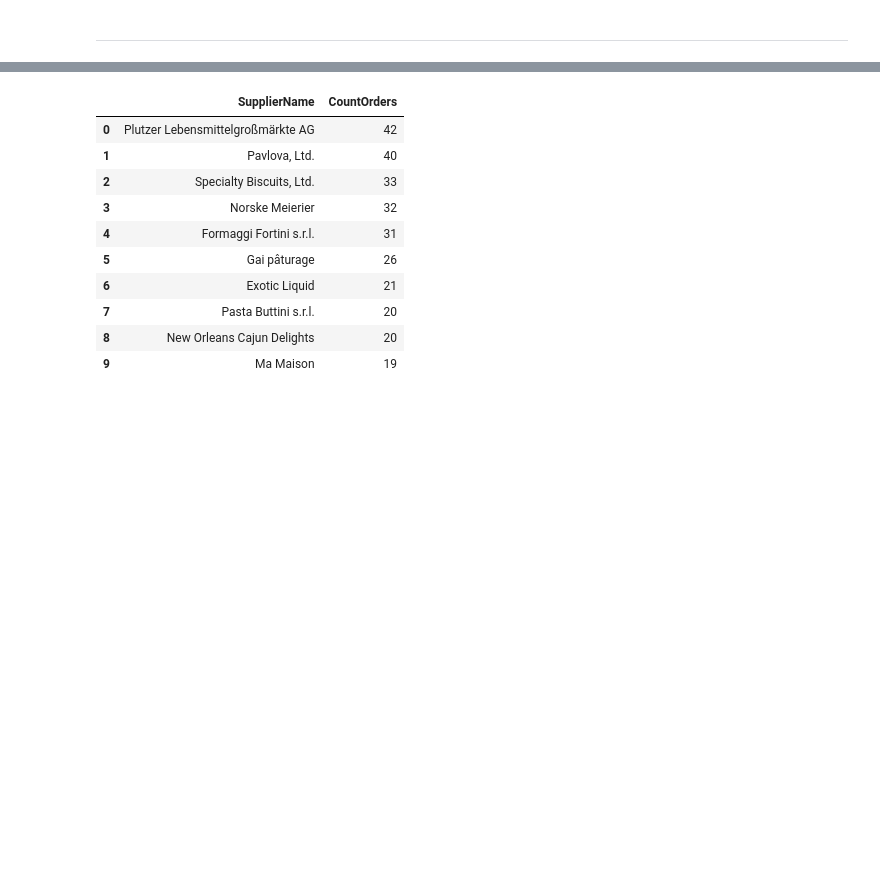
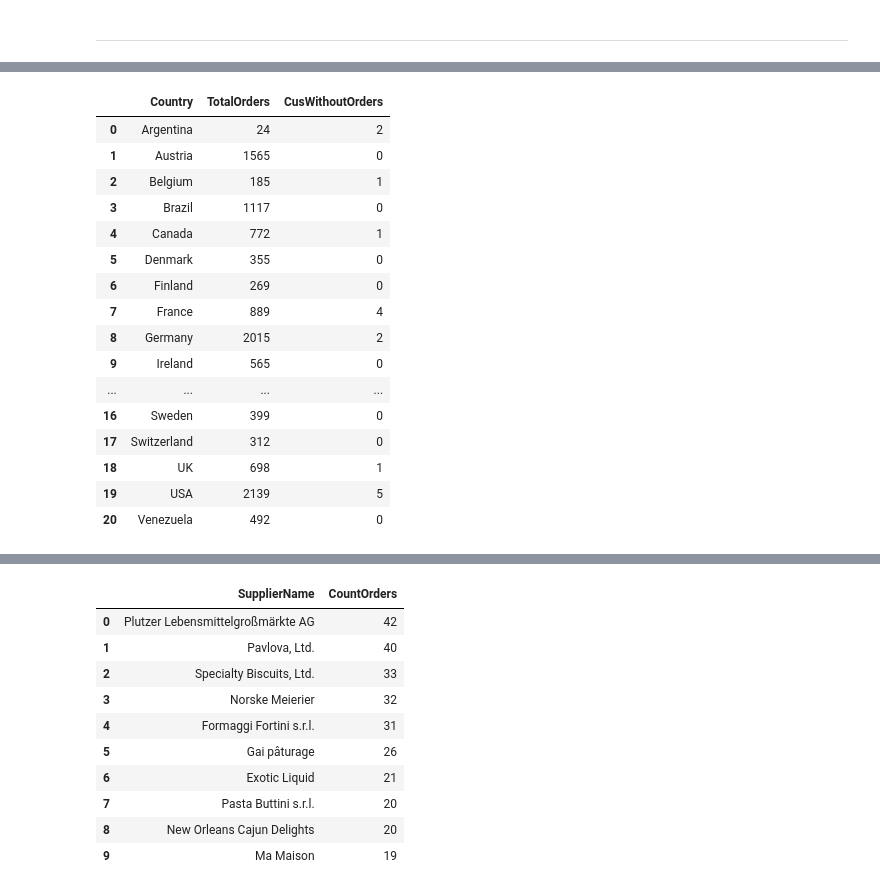
Before and after one commit to lubnaasmi/SQL_Analysis, a Jupyter notebook: adhoc_report.ipynb, the cells around one changed output, grey strips where cells are left out. Saved outputs shown, nothing was run; the diff lists cells and outputs as text; code cells hidden in the pictures; blank space fills up the shorter version.

```diff
--- a/adhoc_report.ipynb
+++ b/adhoc_report.ipynb
@@ -684,0 +740,26 @@ run_query("""
+# %%
+# merging dataset
+
+df = pd.merge(TotalOrders_df, CusWithoutOrders_df , on = "Country", how = "outer")
+df = df.fillna(0)
+df['CusWithoutOrders'] = df['CusWithoutOrders'].astype(int)
+
+df
+# %% [output]
+|  | Country | TotalOrders | CusWithoutOrders |
+| 0 | Argentina | 24 | 2 |
+| 1 | Austria | 1565 | 0 |
+| 2 | Belgium | 185 | 1 |
+| 3 | Brazil | 1117 | 0 |
+| 4 | Canada | 772 | 1 |
+| 5 | Denmark | 355 | 0 |
+| 6 | Finland | 269 | 0 |
+| 7 | France | 889 | 4 |
+| 8 | Germany | 2015 | 2 |
+| 9 | Ireland | 565 | 0 |
+| ... | ... | ... | ... |
+| 16 | Sweden | 399 | 0 |
+| 17 | Switzerland | 312 | 0 |
+| 18 | UK | 698 | 1 |
+| 19 | USA | 2139 | 5 |
+| 20 | Venezuela | 492 | 0 |
```
Also changed, not shown: parts of 59 cells of this notebook, 1 other file.
